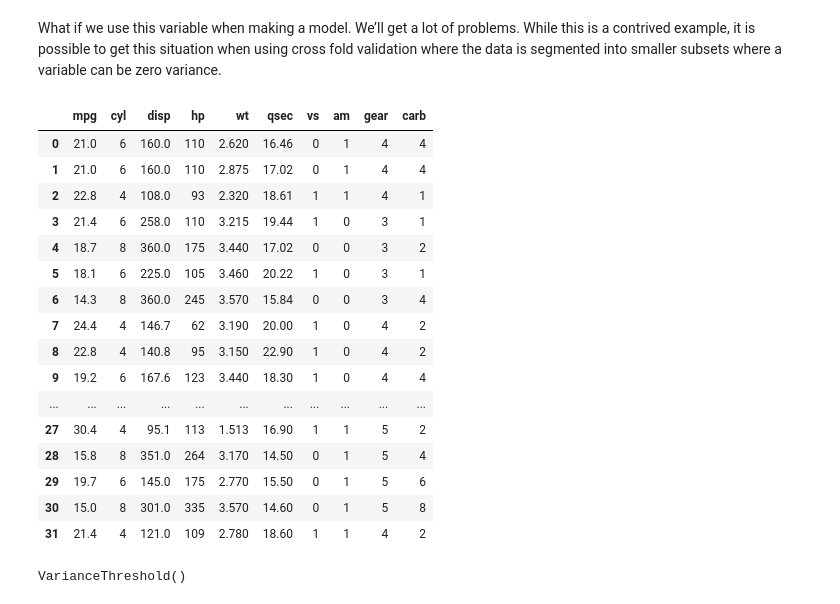
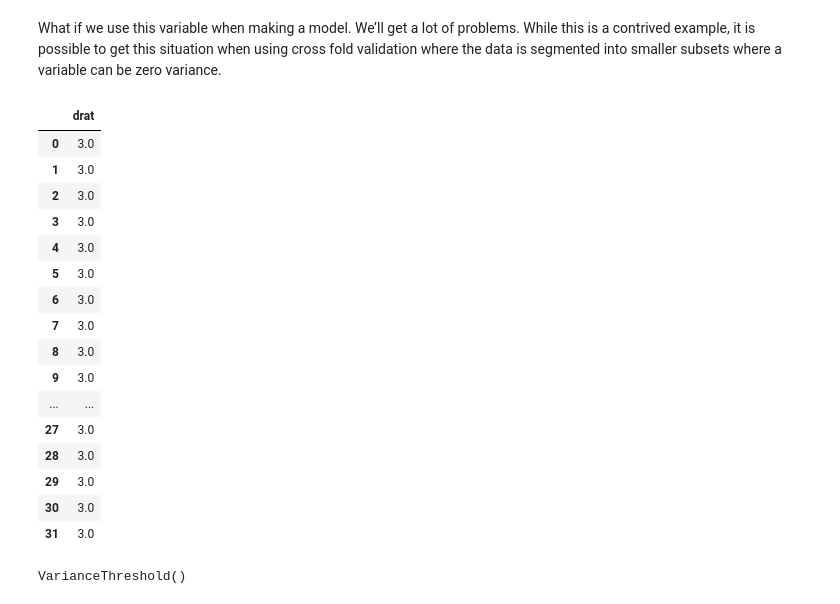
Before and after one commit to steviep42/bios_534, a Jupyter notebook: CH_11_Pre_Processing.ipynb, the cells around one changed output. Saved outputs shown, nothing was run; the diff lists cells and outputs as text; code cells hidden in the pictures.

```diff
--- a/CH_11_Pre_Processing.ipynb
+++ b/CH_11_Pre_Processing.ipynb
@@ -700,25 +704,27 @@ Variance of mtcars_nzv drat:  0.0
 # %% [markdown]
 What if we use this variable when making a model. We’ll get a lot of problems. While this is a contrived example, it is possible to get this situation when using cross fold validation where the data is segmented into smaller subsets where a variable can be zero variance.
 # %%
-mtcars_nzv.loc[:, mtcars_nzv.std(axis=0) > 0.02]
+mtcars_nzv.loc[:, mtcars_nzv.std(axis=0) < 0.02]
+#
+#mtcars_nzv.loc[:, mtcars_nzv.std(axis=0) > 0.02]
 # %% [output]
-|  | mpg | cyl | disp | hp | wt | qsec | vs | am | gear | carb |
-| 0 | 21.0 | 6 | 160.0 | 110 | 2.620 | 16.46 | 0 | 1 | 4 | 4 |
-| 1 | 21.0 | 6 | 160.0 | 110 | 2.875 | 17.02 | 0 | 1 | 4 | 4 |
-| 2 | 22.8 | 4 | 108.0 | 93 | 2.320 | 18.61 | 1 | 1 | 4 | 1 |
-| 3 | 21.4 | 6 | 258.0 | 110 | 3.215 | 19.44 | 1 | 0 | 3 | 1 |
-| 4 | 18.7 | 8 | 360.0 | 175 | 3.440 | 17.02 | 0 | 0 | 3 | 2 |
-| 5 | 18.1 | 6 | 225.0 | 105 | 3.460 | 20.22 | 1 | 0 | 3 | 1 |
-| 6 | 14.3 | 8 | 360.0 | 245 | 3.570 | 15.84 | 0 | 0 | 3 | 4 |
-| 7 | 24.4 | 4 | 146.7 | 62 | 3.190 | 20.00 | 1 | 0 | 4 | 2 |
-| 8 | 22.8 | 4 | 140.8 | 95 | 3.150 | 22.90 | 1 | 0 | 4 | 2 |
-| 9 | 19.2 | 6 | 167.6 | 123 | 3.440 | 18.30 | 1 | 0 | 4 | 4 |
-| ... | ... | ... | ... | ... | ... | ... | ... | ... | ... | ... |
-| 27 | 30.4 | 4 | 95.1 | 113 | 1.513 | 16.90 | 1 | 1 | 5 | 2 |
-| 28 | 15.8 | 8 | 351.0 | 264 | 3.170 | 14.50 | 0 | 1 | 5 | 4 |
-| 29 | 19.7 | 6 | 145.0 | 175 | 2.770 | 15.50 | 0 | 1 | 5 | 6 |
-| 30 | 15.0 | 8 | 301.0 | 335 | 3.570 | 14.60 | 0 | 1 | 5 | 8 |
-| 31 | 21.4 | 4 | 121.0 | 109 | 2.780 | 18.60 | 1 | 1 | 4 | 2 |
+|  | drat |
+| 0 | 3.0 |
+| 1 | 3.0 |
+| 2 | 3.0 |
+| 3 | 3.0 |
+| 4 | 3.0 |
+| 5 | 3.0 |
+| 6 | 3.0 |
+| 7 | 3.0 |
+| 8 | 3.0 |
+| 9 | 3.0 |
+| ... | ... |
+| 27 | 3.0 |
+| 28 | 3.0 |
+| 29 | 3.0 |
+| 30 | 3.0 |
+| 31 | 3.0 |
 # %%
 from sklearn.feature_selection import VarianceThreshold
 selector = VarianceThreshold()
```
Also changed, not shown: parts of 12 cells of this notebook.
